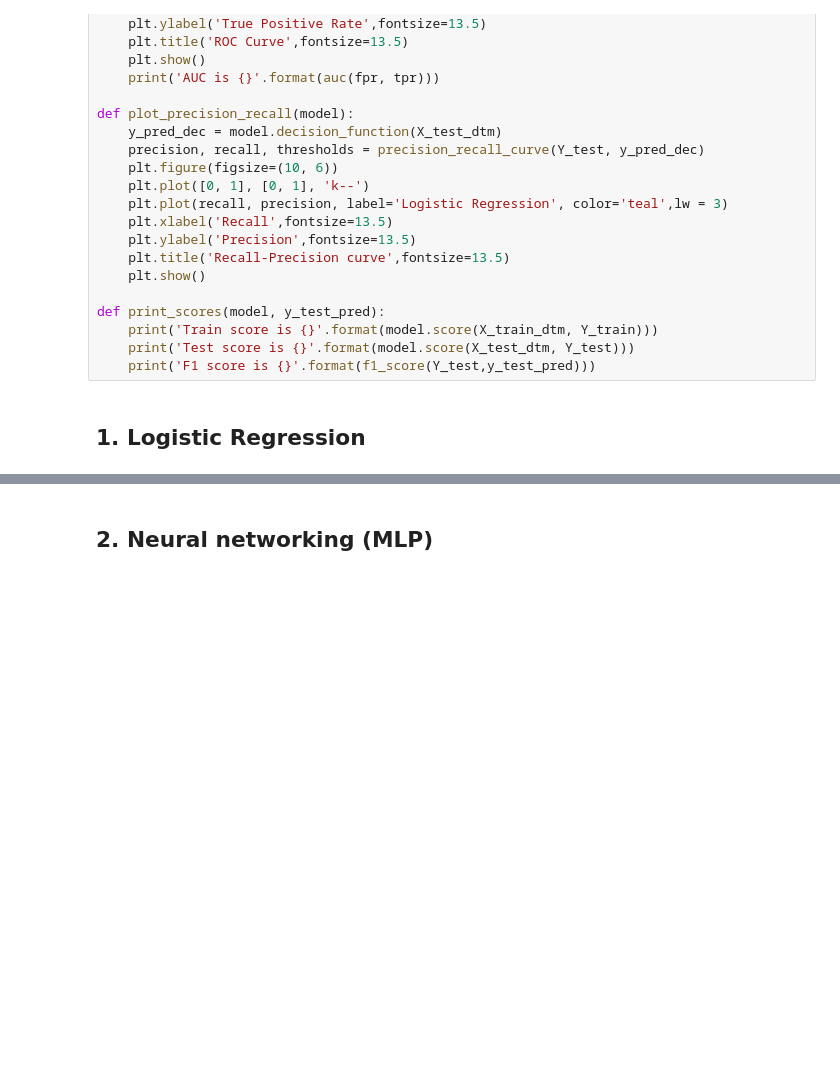
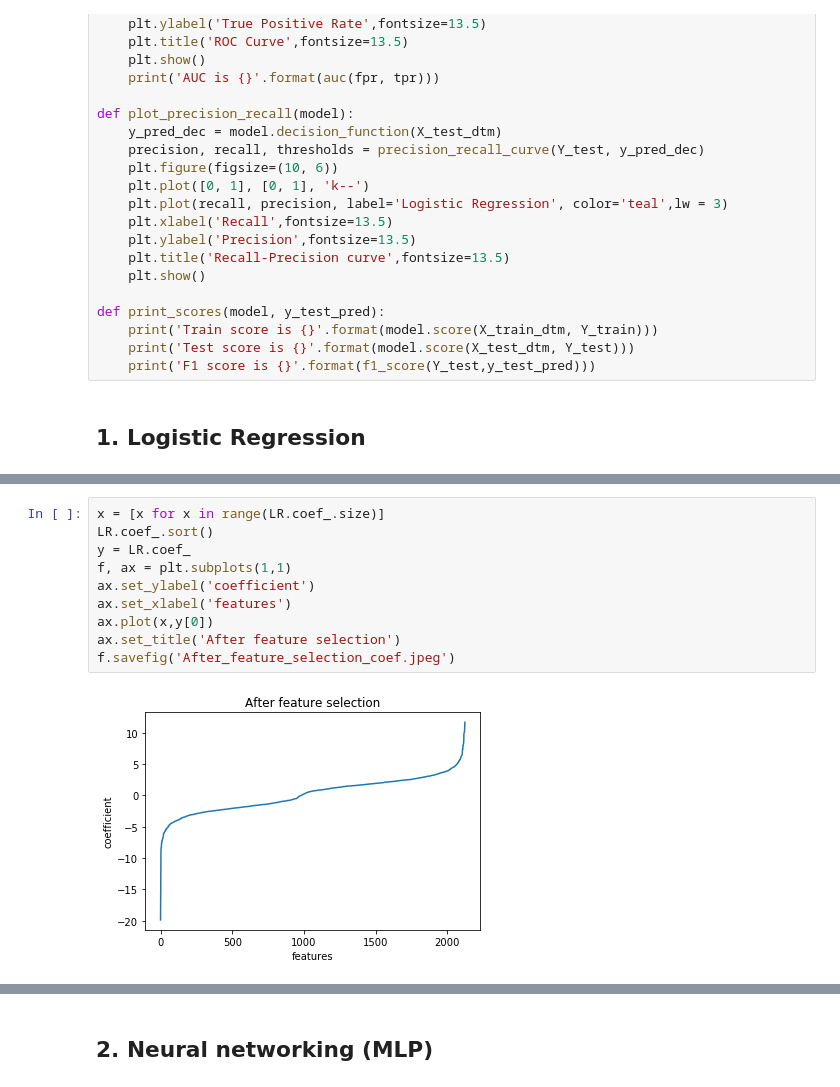
Before and after one commit to Fake-News-Project/Fake-News-Project, a Jupyter notebook: Step2_Extracting_features_and_predict_via_machine_learning-Hyesoo_Aug2nd.ipynb, the cells around one changed output, grey strips where cells are left out. Cells and saved outputs as stored; diff of their text form; blank space fills up the shorter version.

```diff
--- a/Step2_Extracting_features_and_predict_via_machine_learning-Hyesoo_Aug2nd.ipynb
+++ b/Step2_Extracting_features_and_predict_via_machine_learning-Hyesoo_Aug2nd.ipynb
@@ -301,0 +348,12 @@ The best C value for LogisticRegression(C=100000.0, class_weight=None, dual=Fals
+# %%
+x = [x for x in range(LR.coef_.size)]
+LR.coef_.sort()
+y = LR.coef_
+f, ax = plt.subplots(1,1)
+ax.set_ylabel('coefficient')
+ax.set_xlabel('features')
+ax.plot(x,y[0])
+ax.set_title('After feature selection')
+f.savefig('After_feature_selection_coef.jpeg')
+# %% [output]
+[figure, added]
```
Also changed, not shown: parts of 19 cells of this notebook, 2 other files.
